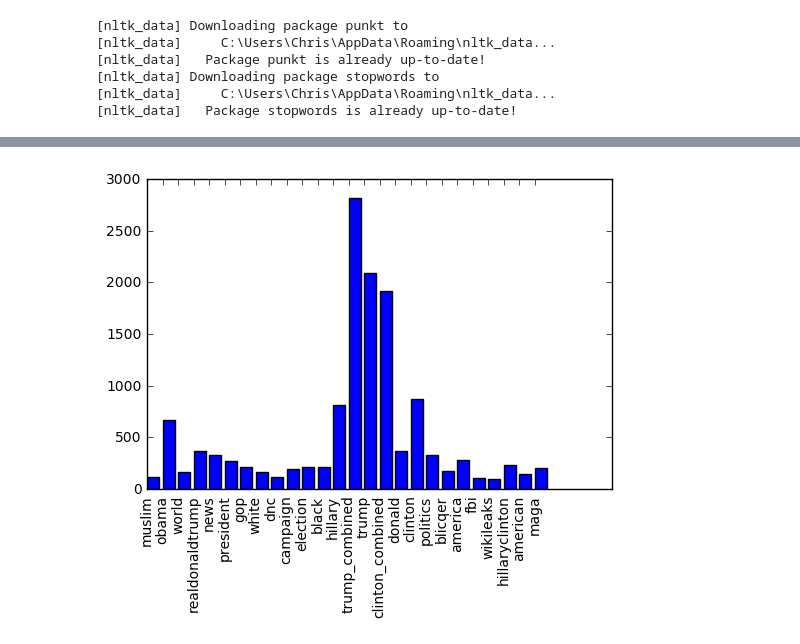
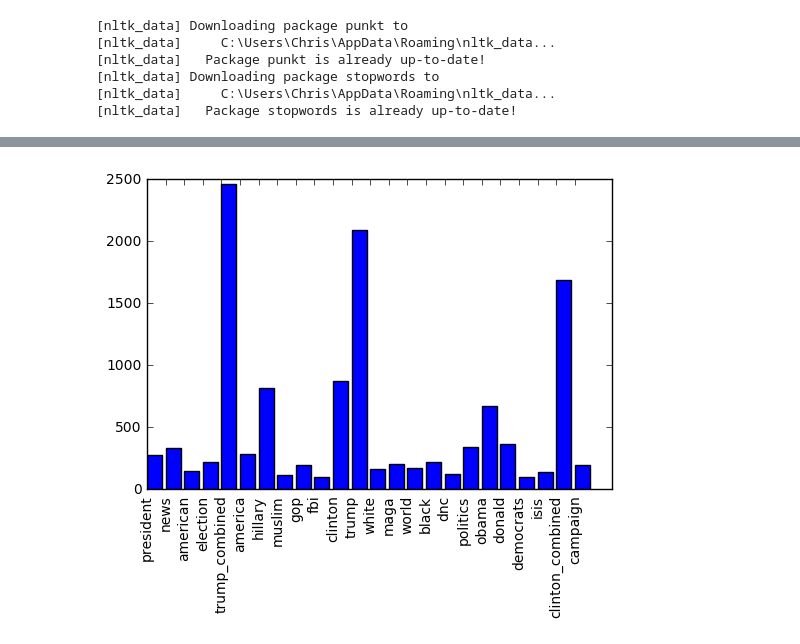
Before and after one commit to NumbersAndStuff/STAT689-Project, a Jupyter notebook: ProjectNotebook.ipynb, the cells around one changed output, grey strips where cells are left out. Saved outputs shown, nothing was run; the diff lists cells and outputs as text; code cells hidden in the pictures.

```diff
--- a/ProjectNotebook.ipynb
+++ b/ProjectNotebook.ipynb
@@ -21,11 +22,19 @@ tweets = tweets_csv["text"]
 [nltk_data]   Package stopwords is already up-to-date!
 # %%
 word_count = dict()
+
+# Taken from https://www.geeksforgeeks.org/twitter-sentiment-analysis-using-python/
+def clean_tweet(tweet):
+        '''
+        Utility function to clean tweet text by removing links, special characters
+        using simple regex statements.
+        '''
+        return ' '.join(re.sub("(@[A-Za-z0-9]+)|([^0-9A-Za-z \t]) |(\w+:\/\/\S+)", " ", tweet).split())
 
 for index, tweet in tweets.iteritems():
     # No clue why, but this print statement has to be here or tweet.split() will throw an error
     print(tweet)
-    words = nltk.word_tokenize(tweet.lower())
+    words = nltk.word_tokenize(clean_tweet(tweet.lower()))
     filtered_words = [word for word in words if not word.lower() in stopwords.words('english')]
     for word in filtered_words:
         if word in word_count:
@@ -77,38 +86,36 @@ please 100
 # %%
-selected = dict(
-    trump= filtered_count["trump"],
-    clinton= filtered_count["clinton"],
-    hillary= filtered_count["hillary"],
-    obama= filtered_count["obama"],
-    realdonaldtrump= filtered_count["realdonaldtrump"],
-    donald= filtered_count["donald"],
-    politics= filtered_count["politics"],
-    news= filtered_count["news"],
-    america= filtered_count["america"],
-    president= filtered_count["president"],
-    hillaryclinton= filtered_count["hillaryclinton"],
-    black= filtered_count["black"],
-    election= filtered_count["election"],
-    gop= filtered_count["gop"],
-    maga= filtered_count["maga"],
-    campaign= filtered_count["campaign"],
-    blicqer= filtered_count["blicqer"],
-    world= filtered_count["world"],
-    white= filtered_count["white"],
-    american= filtered_count["american"],
-    dnc= filtered_count["dnc"],
-    muslim= filtered_count["muslim"],
-    fbi= filtered_count["fbi"],
-    wikileaks= filtered_count["wikileaks"],
-    clinton_combined=filtered_count["hillary"] + filtered_count["clinton"] + filtered_count["hillaryclinton"],
-    trump_combined = filtered_count["trump"] + filtered_count["realdonaldtrump"] + filtered_count["donald"]
-)
+selected = {
+    'trump' : filtered_count["trump"],
+    'clinton' : filtered_count["clinton"],
+    'hillary' : filtered_count["hillary"],
+    'obama': filtered_count["obama"],
+    'donald': filtered_count["donald"],
+    'politics': filtered_count["politics"],
+    'news': filtered_count["news"],
+    'america': filtered_count["america"],
+    'president': filtered_count["president"],
+    'black': filtered_count["black"],
+    'election': filtered_count["election"],
+    'gop': filtered_count["gop"],
+    'maga': filtered_count["maga"],
+    'campaign': filtered_count["campaign"],
+    'world': filtered_count["world"],
+    'white': filtered_count["white"],
+    'american': filtered_count["american"],
+    'dnc': filtered_count["dnc"],
+    'muslim': filtered_count["muslim"],
+    'fbi': filtered_count["fbi"],
+    'democrats': filtered_count["democrats"],
+    'isis': filtered_count["isis"],
+    'clinton_combined':filtered_count["hillary"] + filtered_count["clinton"],
+    'trump_combined': filtered_count["trump"] + filtered_count["donald"]
+}
 
 plt.bar(range(len(selected)), selected.values())
 plt.xticks(range(len(selected)), selected.keys(), rotation="vertical")
 plt.show()
 # %% [output]
-[figure, old version]
+[figure, new version]
 # %%
 import datetime
 
```
Also changed, not shown: parts of 5 cells of this notebook.
